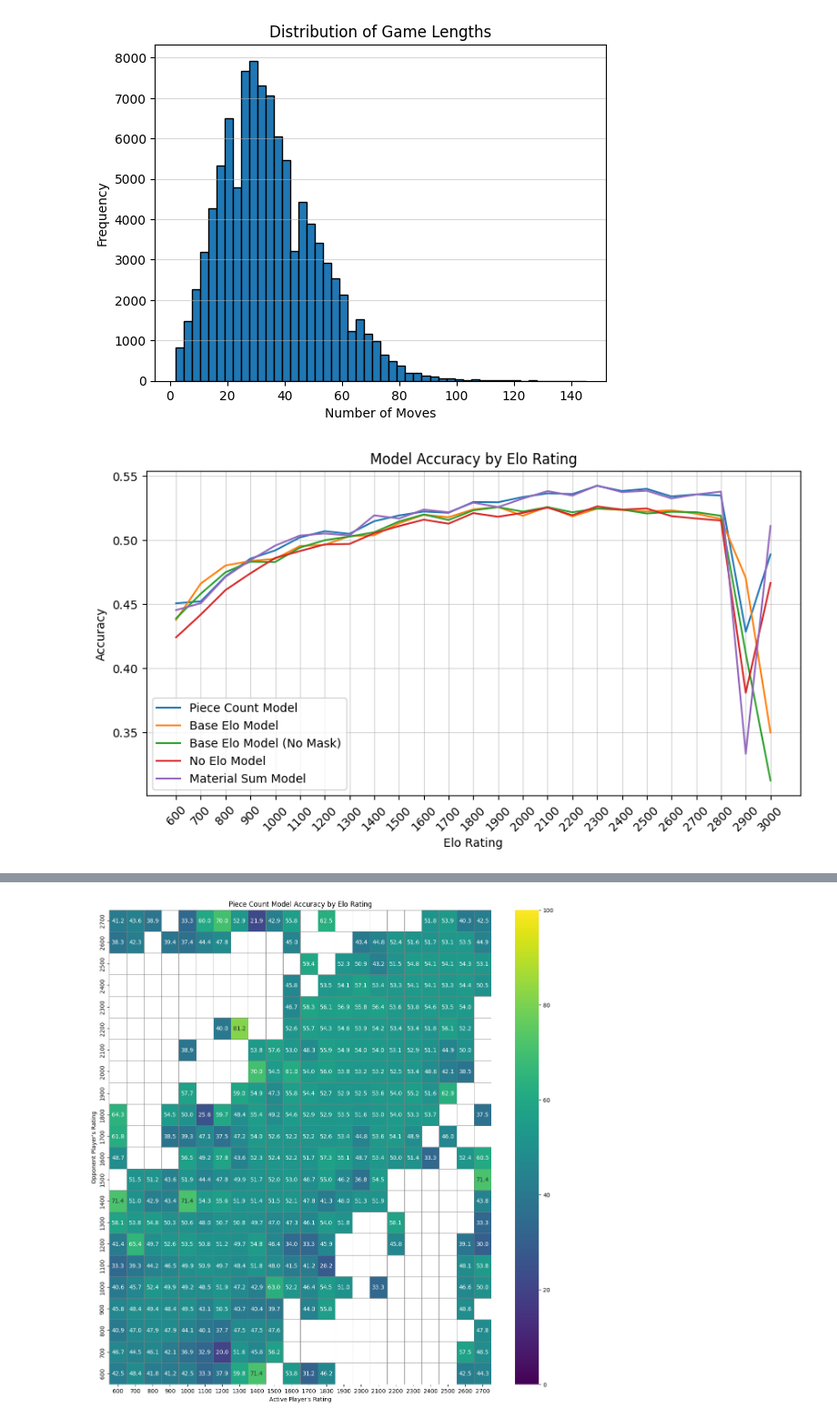
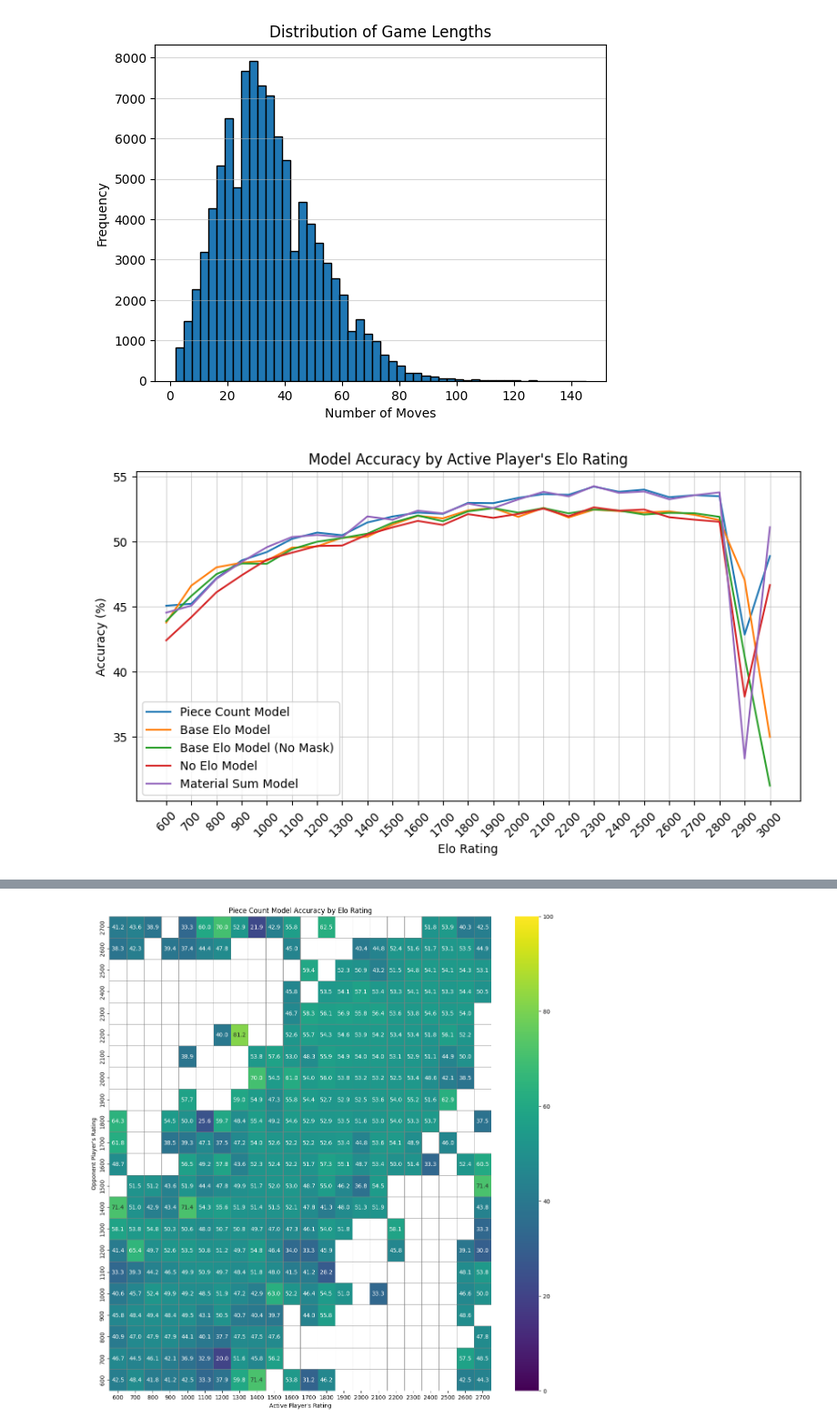
Before and after one commit to Kamil2601/nanoGPT-chess, a Jupyter notebook: experiments_plots.ipynb, the cells around one changed output, grey strips where cells are left out. Shown at 91% size. Drawn from its saved outputs; the diff is of its cells as text; code cells hidden in the pictures.

Commit message:
Update plots

```diff
--- a/experiments_plots.ipynb
+++ b/experiments_plots.ipynb
@@ -86,41 +86,41 @@ import pathlib
 with open("./test_results/accuracy/piece_count_model.json", "r") as f:
     piece_count_results = json.load(f)
 
 with open("./test_results/accuracy/base_elo_model.json", "r") as f:
     base_elo_results = json.load(f)
 
 with open("./test_results/accuracy/base_elo_model_no_mask.json", "r") as f:
     base_elo_no_mask_results = json.load(f)
 
 with open("./test_results/accuracy/no_elo_model.json", "r") as f:
     no_elo_results = json.load(f)
 
 with open("./test_results/accuracy/material_model.json", "r") as f:
     material_results = json.load(f)
 
 
 plt.figure(figsize=(10, 5))
 
 elo_values = list(range(600, 3001, 100))
-piece_count_accuracy = [piece_count_results.get(f"test_acc_elo_{elo}", 0) for elo in elo_values]
-base_elo_accuracy = [base_elo_results.get(f"test_acc_elo_{elo}", 0) for elo in elo_values]
-base_elo_no_mask_accuracy = [base_elo_no_mask_results.get(f"test_acc_elo_{elo}", 0) for elo in elo_values]
-no_elo_accuracy = [no_elo_results.get(f"test_acc_elo_{elo}", 0) for elo in elo_values]
-material_accuracy = [material_results.get(f"test_acc_elo_{elo}", 0) for elo in elo_values]
+piece_count_accuracy = [piece_count_results.get(f"test_acc_elo_{elo}", 0) * 100 for elo in elo_values]
+base_elo_accuracy = [base_elo_results.get(f"test_acc_elo_{elo}", 0) * 100 for elo in elo_values]
+base_elo_no_mask_accuracy = [base_elo_no_mask_results.get(f"test_acc_elo_{elo}", 0) * 100 for elo in elo_values]
+no_elo_accuracy = [no_elo_results.get(f"test_acc_elo_{elo}", 0) * 100 for elo in elo_values]
+material_accuracy = [material_results.get(f"test_acc_elo_{elo}", 0) * 100 for elo in elo_values]
 
 plt.plot(elo_values, piece_count_accuracy, label='Piece Count Model')
 plt.plot(elo_values, base_elo_accuracy, label='Base Elo Model')
 plt.plot(elo_values, base_elo_no_mask_accuracy, label='Base Elo Model (No Mask)')
 plt.plot(elo_values, no_elo_accuracy, label='No Elo Model')
 plt.plot(elo_values, material_accuracy, label='Material Sum Model')
-plt.title("Model Accuracy by Elo Rating")
+plt.title("Model Accuracy by Active Player's Elo Rating")
 plt.xlabel("Elo Rating")
-plt.ylabel("Accuracy")
+plt.ylabel("Accuracy (%)")
 plt.legend()
 plt.xticks(elo_values, rotation=45)
 plt.grid(alpha=0.5)
 # %% [output]
-[figure, old version]
+[figure, new version]
 # %%
 ply_values = range(1, 290, 10)
 
```
Also changed, not shown: parts of 1 cell of this notebook.
